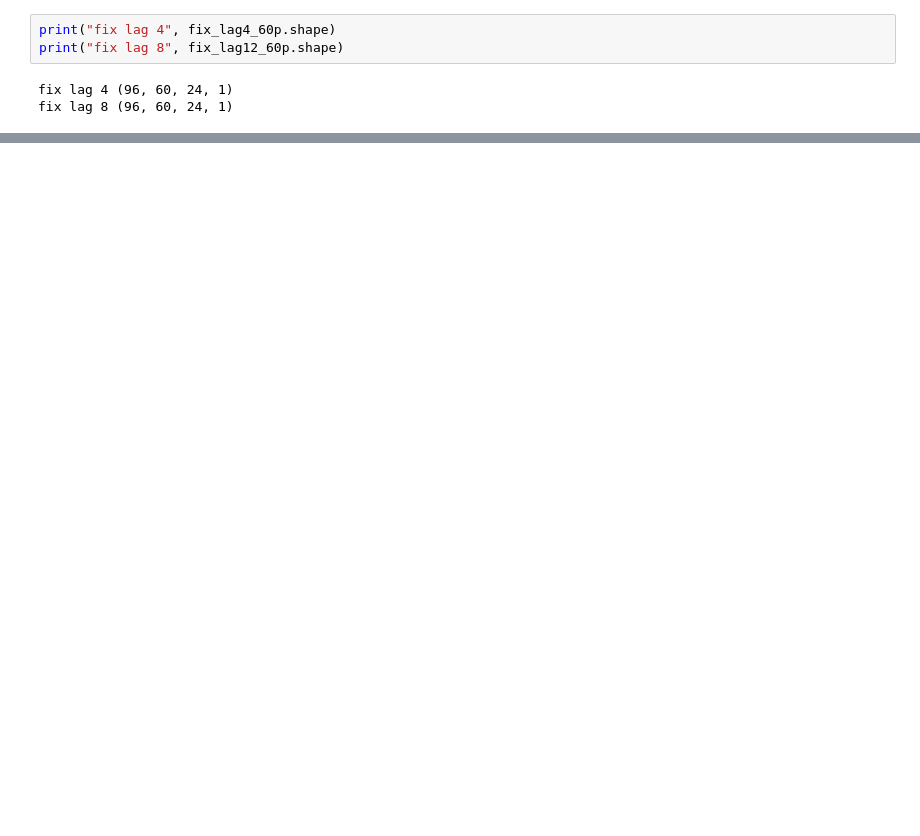
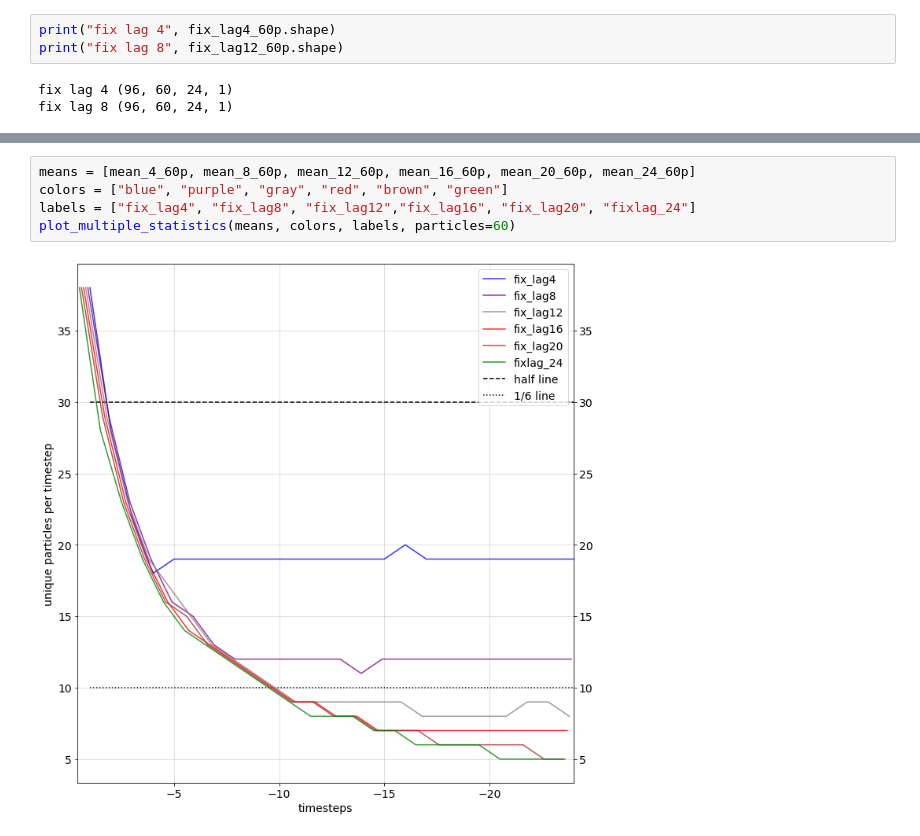
Before and after one commit to AMDonati/SMC-T-v2, a Jupyter notebook: src/plots/degeneracy_analysis_2022.ipynb, the cells around one changed output, grey strips where cells are left out. Drawn from its saved outputs; the diff is of its cells as text; blank space fills up the shorter version.

```diff
--- a/src/plots/degeneracy_analysis_2022.ipynb
+++ b/src/plots/degeneracy_analysis_2022.ipynb
@@ -196,0 +203,7 @@ plot_multiple_statistics(means, colors, labels, particles=60, title="degenracy a
+# %%
+means = [mean_4_60p, mean_8_60p, mean_12_60p, mean_16_60p, mean_20_60p, mean_24_60p]
+colors = ["blue", "purple", "gray", "red", "brown", "green"]
+labels = ["fix_lag4", "fix_lag8", "fix_lag12","fix_lag16", "fix_lag20", "fixlag_24"]
+plot_multiple_statistics(means, colors, labels, particles=60)
+# %% [output]
+[figure, added]
```
Also changed, not shown: parts of 3 cells of this notebook, 1 other file.
